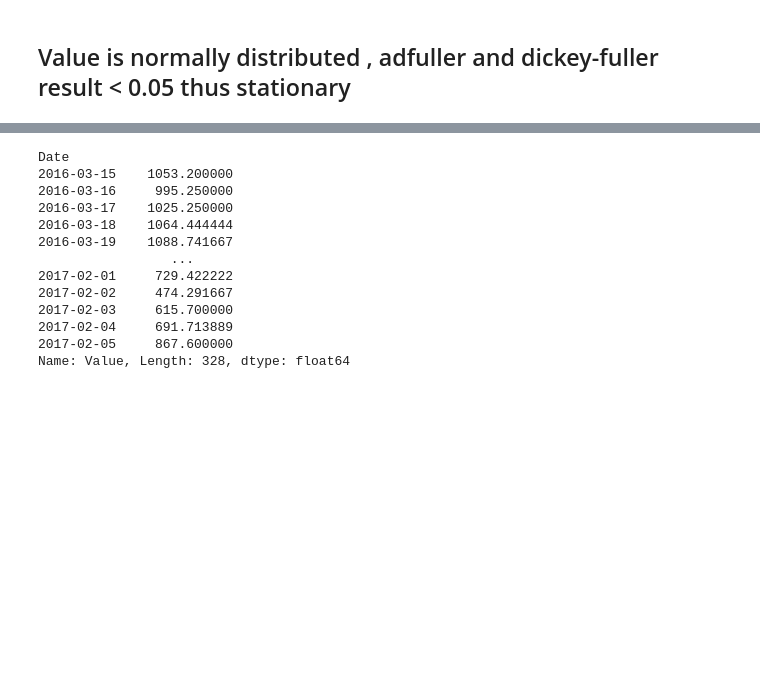
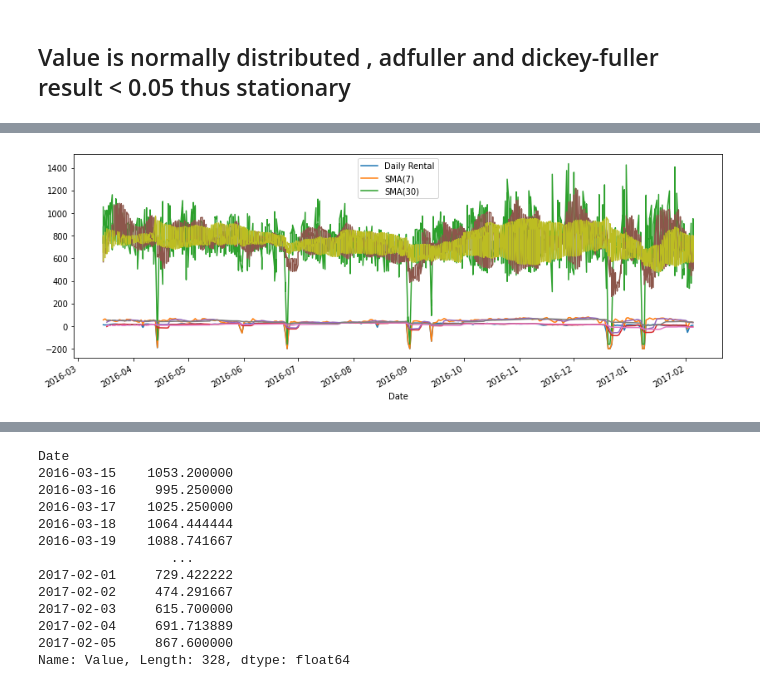
Before and after one commit to JoelPoah/AIMLCA2, a Jupyter notebook: TimeSeries_PartA/TimeSeries.ipynb, the cells around one changed output, grey strips where cells are left out. Saved outputs shown, nothing was run; the diff lists cells and outputs as text; code cells hidden in the pictures; blank space fills up the shorter version.

```diff
--- a/TimeSeries_PartA/TimeSeries.ipynb
+++ b/TimeSeries_PartA/TimeSeries.ipynb
@@ -247,0 +321,10 @@ Strong evidence to reject the null hypothesis, the series is stationary
+# %%
+# rolling
+daily_rental = airtrain
+ax = daily_rental.plot(figsize=(14, 5))
+daily_rental.rolling(window=7).mean().plot(ax=ax)
+daily_rental.rolling(window=30).mean().plot(ax=ax)
+ax.legend(labels=['Daily Rental', 'SMA(7)', 'SMA(30)'])
+plt.show()
+# %% [output]
+[figure, added]
```
Also changed, not shown: parts of 20 cells of this notebook, 4 other files.
